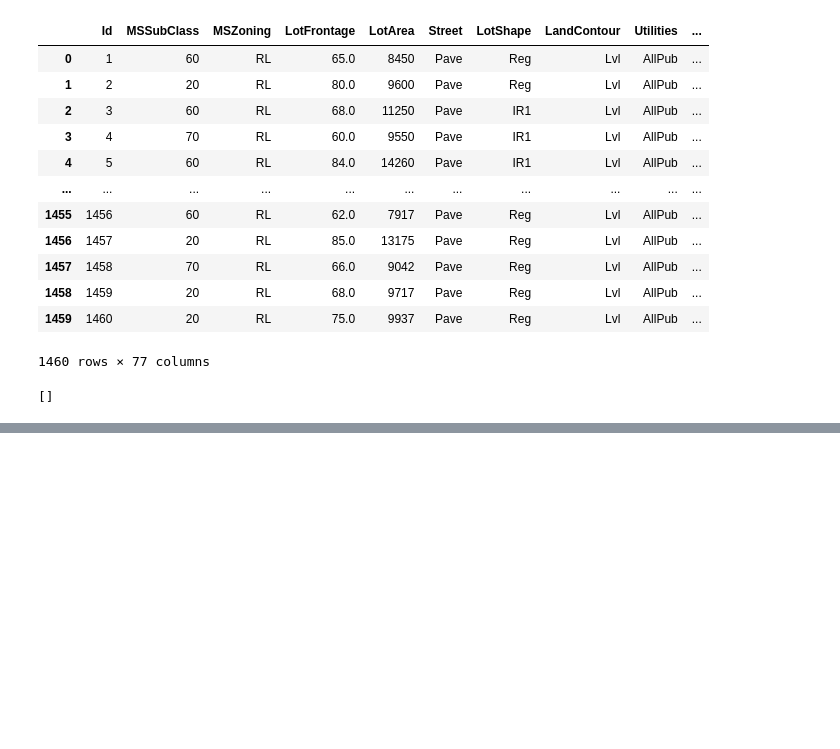
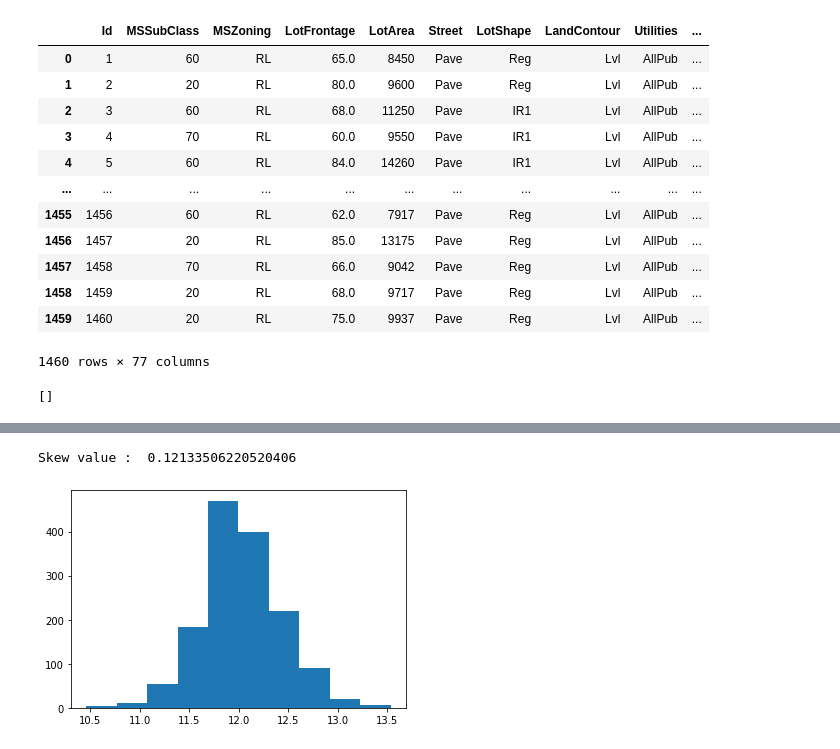
Before and after one commit to MKA-ML/ML-Task-1, a Jupyter notebook: Group_Task_1.ipynb, the cells around one changed output, grey strips where cells are left out. Drawn from its saved outputs; the diff is of its cells as text; code cells hidden in the pictures; blank space fills up the shorter version.

```diff
--- a/Group_Task_1.ipynb
+++ b/Group_Task_1.ipynb
@@ -61,0 +69,9 @@ df.drop(to_del, axis=1,inplace=True)
+# %%
+#nplog transforms data and improves the skew
+target = np.log(df.SalePrice)
+print("Skew value : ", target.skew())
+plt.hist(target)
+plt.show()
+# %% [output]
+Skew value :  0.12133506220520406
+[figure, added]
```
Also changed, not shown: parts of 1 cell of this notebook.
